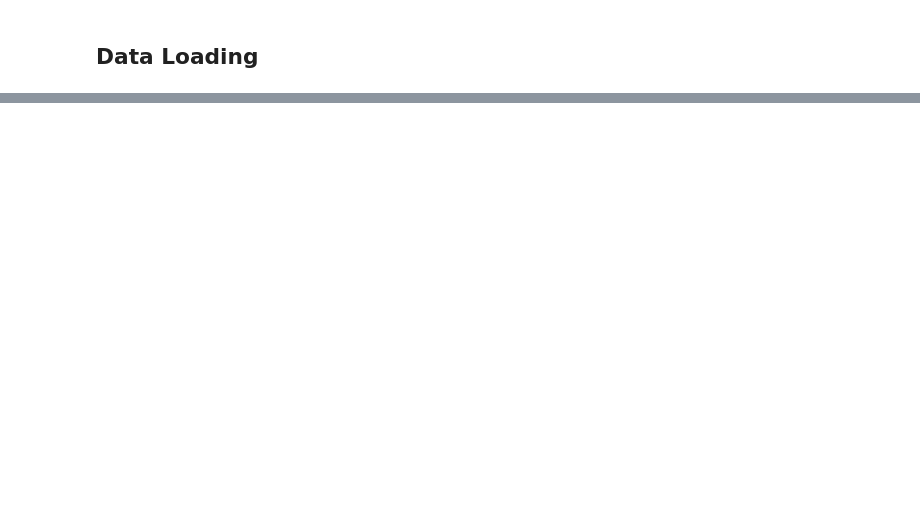
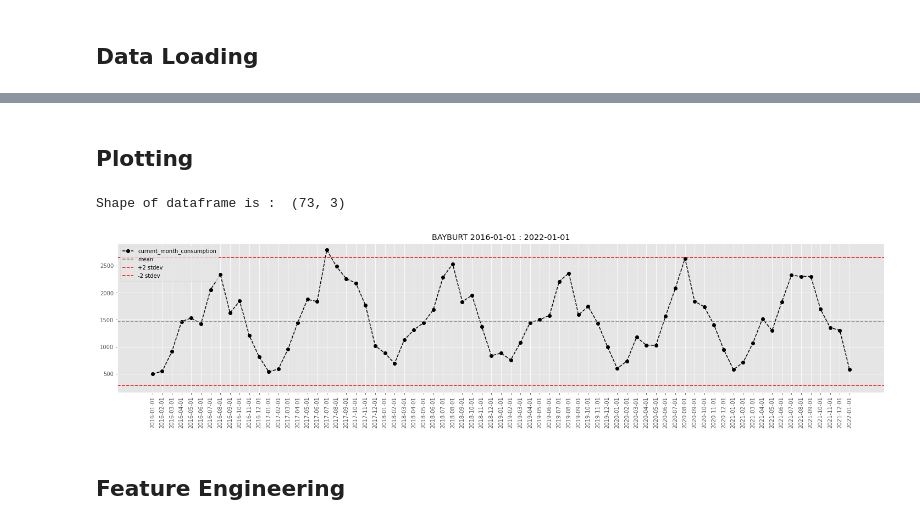
Before and after one commit to dberkerdem/diesel_consumption_prediction, a Jupyter notebook: model_pipeline.ipynb, the cells around one changed output, grey strips where cells are left out. Cells and saved outputs as stored; diff of their text form; code cells hidden in the pictures; blank space fills up the shorter version.

```diff
--- a/model_pipeline.ipynb
+++ b/model_pipeline.ipynb
@@ -835,0 +41,4 @@ Shape of dataframe is :  (81, 5)
+# %%
+# Load Raw data
+epdk_petrol_province_data = pd.read_csv('data/daas_raw_data.csv', index_col=[0])
+epdk_petrol_province_data.info()
@@ -835,0 +66,19 @@ Shape of dataframe is :  (81, 5)
+# %%
+"""Preprocessing"""
+from src.preprocessing.preprocess import PreprocessData
+
+# Initialize preprocess object
+prep = PreprocessData(data=epdk_petrol_province_data)
+### Define parameters to preprocess ###
+# -------------------------------------------------------- #
+target_col_list = ["date","province","diesel_types"]
+row_drop_dict = {"province": "Toplam"}
+# format_date_flag = True # True by default
+col_rename_dict = {"diesel_types":"current_month_consumption"}
+anomaly_col = "current_month_consumption"
+# -------------------------------------------------------- #
+# Preprocess data with given parameters
+preprocessed_df = prep.preprocess_data(target_col_list=target_col_list,
+                                 row_drop_dict=row_drop_dict,
+                                 col_rename_dict=col_rename_dict,
+                                 anomaly_col=anomaly_col)
@@ -835,0 +122,12 @@ Shape of dataframe is :  (81, 5)
+# %% [markdown]
+## Plotting
+# %%
+"""Plotting"""
+from src.utils.plotting import plot_province
+
+plot_province(df=preprocessed_df, col_x="date", col_y="current_month_consumption", province="BAYBURT", stdev=2)
+# %% [output]
+Shape of dataframe is :  (73, 3)
+[figure, added]
+# %% [markdown]
+## Feature Engineering
```
Also changed, not shown: parts of 73 cells of this notebook, 1 other file.
